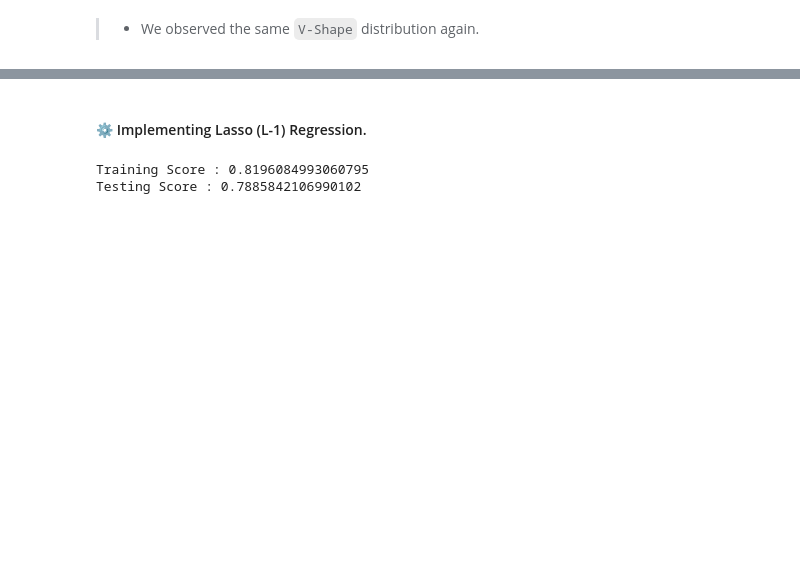
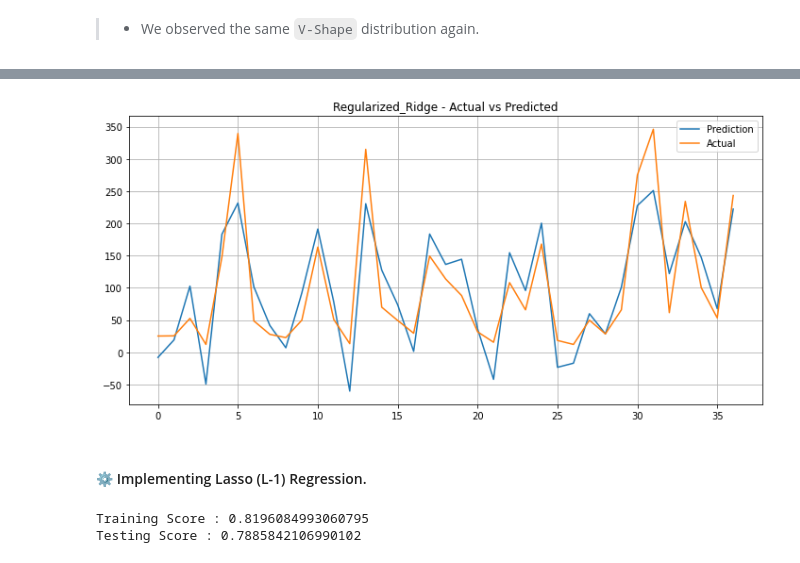
Before and after one commit to ashish-mali/Regression-Yes-Bank-Stock-Closing-Price-Prediction, a Jupyter notebook: Yes_Bank_Stock_Closing_Price_Prediction_Capstone_Project.ipynb, the cells around one changed output, grey strips where cells are left out. Saved outputs shown, nothing was run; the diff lists cells and outputs as text; code cells hidden in the pictures; blank space fills up the shorter version.

Commit message:
Model selection

```diff
--- a/Yes_Bank_Stock_Closing_Price_Prediction_Capstone_Project.ipynb
+++ b/Yes_Bank_Stock_Closing_Price_Prediction_Capstone_Project.ipynb
@@ -2455,3 +2618,9 @@ check_homoscedasticity(model = ridge, model_name = 'Ridge')
+# %%
+# Visualizing Actual VS Prediction - Ridge
+plt.figure(figsize = (10,5))
+plot_actual_vs_pred(model = ridge, model_name = 'Regularized_Ridge')
+# %% [output]
+[figure, added]
 # %% [markdown]
 #### ⚙ Implementing Lasso (L-1) Regression.
 # %%
```
Also changed, not shown: parts of 151 cells of this notebook.
